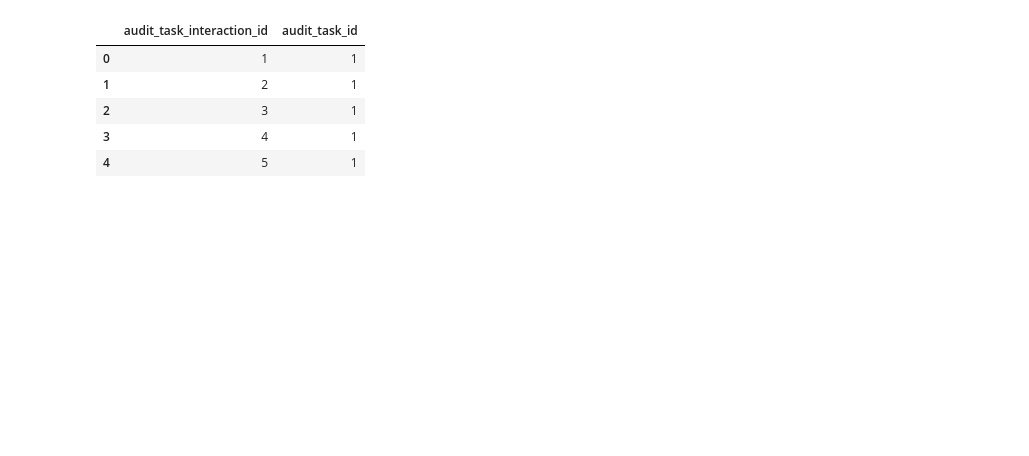
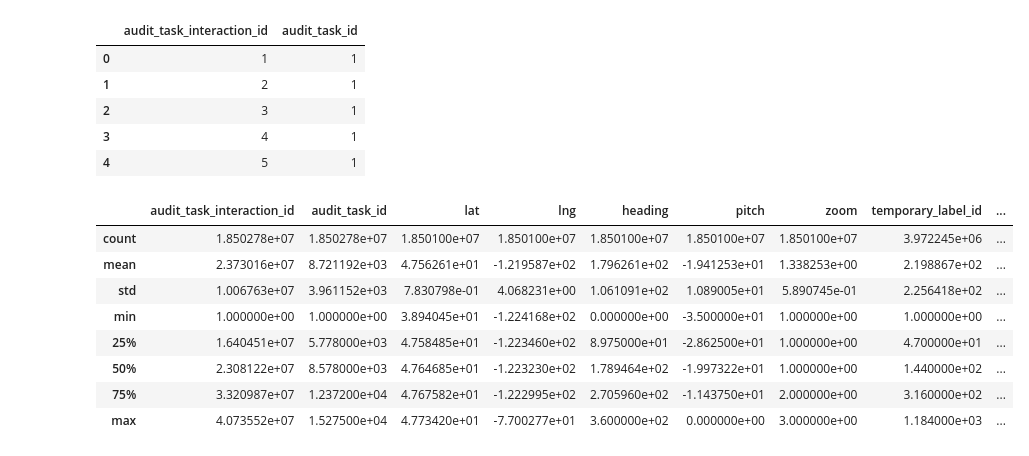
Before and after one commit to ProjectSidewalk/sidewalk-quality-analysis, a Jupyter notebook: sidewalk-user-quality-analysis.ipynb, the cells around one changed output. Cells and saved outputs as stored; diff of their text form; code cells hidden in the pictures; blank space fills up the shorter version.

```diff
--- a/sidewalk-user-quality-analysis.ipynb
+++ b/sidewalk-user-quality-analysis.ipynb
@@ -62,3 +60,15 @@ interactions[['audit_task_interaction_id', 'audit_task_id']].head()
 | 2 | 3 | 1 |
 | 3 | 4 | 1 |
 | 4 | 5 | 1 |
+# %%
+interactions.describe()
+# %% [output]
+|  | audit_task_interaction_id | audit_task_id | lat | lng | heading | pitch | zoom | temporary_label_id | ... |
+| count | 1.850278e+07 | 1.850278e+07 | 1.850100e+07 | 1.850100e+07 | 1.850100e+07 | 1.850100e+07 | 1.850100e+07 | 3.972245e+06 | ... |
+| mean | 2.373016e+07 | 8.721192e+03 | 4.756261e+01 | -1.219587e+02 | 1.796261e+02 | -1.941253e+01 | 1.338253e+00 | 2.198867e+02 | ... |
+| std | 1.006763e+07 | 3.961152e+03 | 7.830798e-01 | 4.068231e+00 | 1.061091e+02 | 1.089005e+01 | 5.890745e-01 | 2.256418e+02 | ... |
+| min | 1.000000e+00 | 1.000000e+00 | 3.894045e+01 | -1.224168e+02 | 0.000000e+00 | -3.500000e+01 | 1.000000e+00 | 1.000000e+00 | ... |
+| 25% | 1.640451e+07 | 5.778000e+03 | 4.758485e+01 | -1.223460e+02 | 8.975000e+01 | -2.862500e+01 | 1.000000e+00 | 4.700000e+01 | ... |
+| 50% | 2.308122e+07 | 8.578000e+03 | 4.764685e+01 | -1.223230e+02 | 1.789464e+02 | -1.997322e+01 | 1.000000e+00 | 1.440000e+02 | ... |
+| 75% | 3.320987e+07 | 1.237200e+04 | 4.767582e+01 | -1.222995e+02 | 2.705960e+02 | -1.143750e+01 | 2.000000e+00 | 3.160000e+02 | ... |
+| max | 4.073552e+07 | 1.527500e+04 | 4.773420e+01 | -7.700277e+01 | 3.600000e+02 | 0.000000e+00 | 3.000000e+00 | 1.184000e+03 | ... |
```
Also changed, not shown: parts of 6 cells of this notebook.
